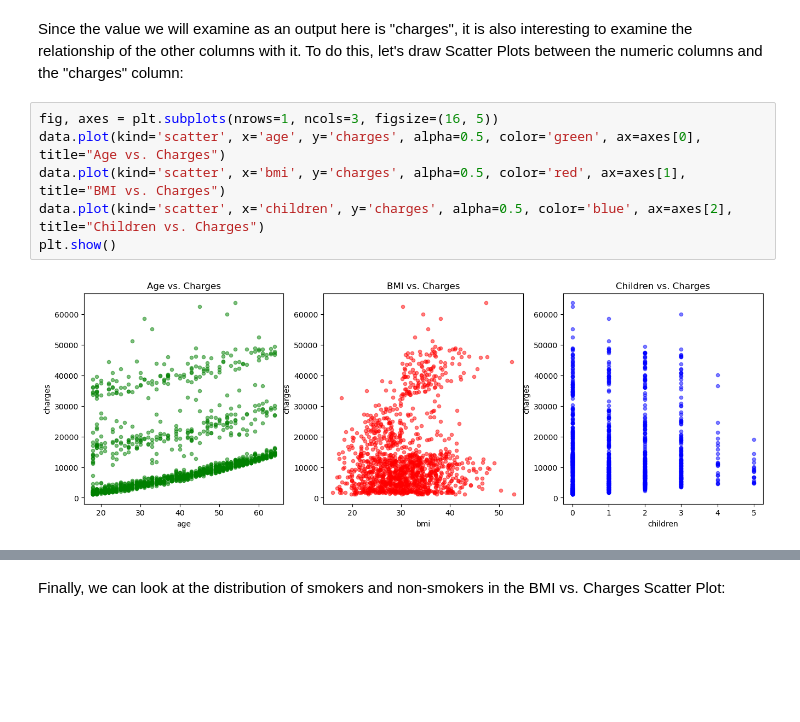
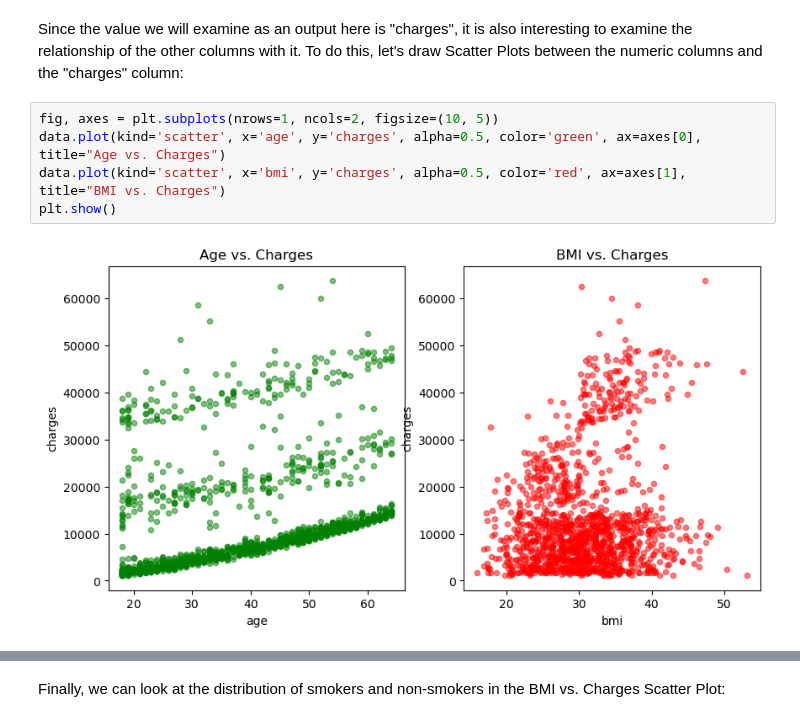
Before and after one commit to Hospital-Da-Luz-Learning-Health/MLCatolica25, a Jupyter notebook: Aula 5 - Supervised Learning I/Exercise Notebook.ipynb, the cells around one changed output, grey strips where cells are left out. Saved outputs shown, nothing was run; the diff lists cells and outputs as text; blank space fills up the shorter version.

```diff
--- a/Aula 5 - Supervised Learning I/Exercise Notebook.ipynb
+++ b/Aula 5 - Supervised Learning I/Exercise Notebook.ipynb
@@ -231,10 +213,9 @@ plt.show()
 # %% [markdown]
 Since the value we will examine as an output here is "charges", it is also interesting to examine the relationship of the other columns with it. To do this, let's draw Scatter Plots between the numeric columns and the "charges" column:
 # %%
-fig, axes = plt.subplots(nrows=1, ncols=3, figsize=(16, 5))
+fig, axes = plt.subplots(nrows=1, ncols=2, figsize=(10, 5))
 data.plot(kind='scatter', x='age', y='charges', alpha=0.5, color='green', ax=axes[0], title="Age vs. Charges")
 data.plot(kind='scatter', x='bmi', y='charges', alpha=0.5, color='red', ax=axes[1], title="BMI vs. Charges")
-data.plot(kind='scatter', x='children', y='charges', alpha=0.5, color='blue', ax=axes[2], title="Children vs. Charges")
 plt.show()
 # %% [output]
-[figure, old version]
+[figure, new version]
```
Also changed, not shown: parts of 14 cells of this notebook, 6 other files.
